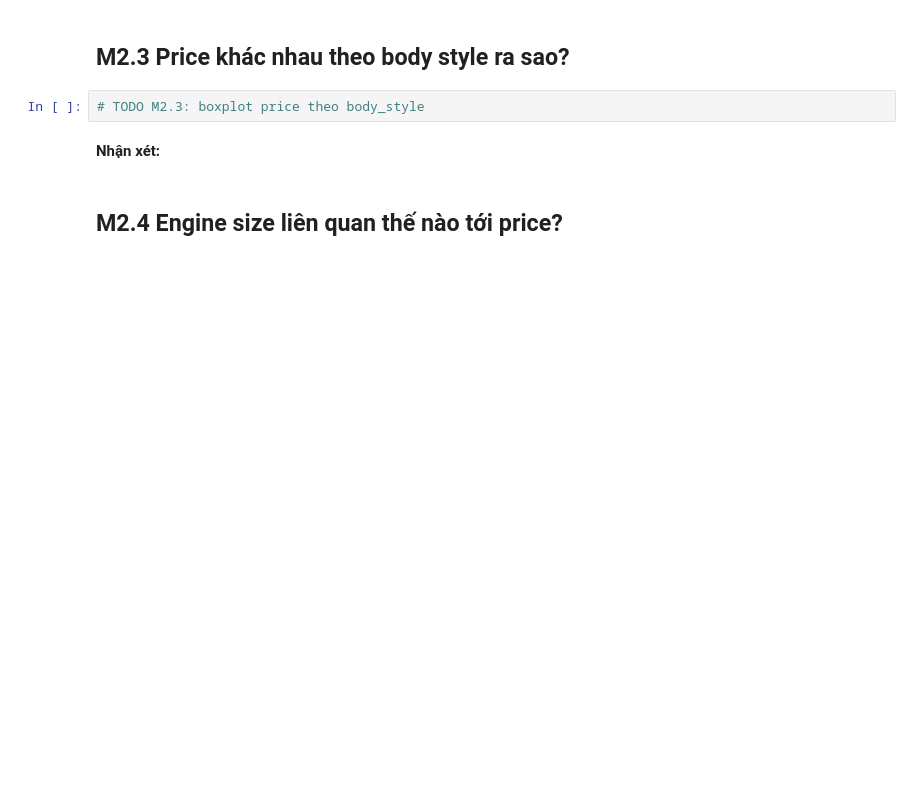
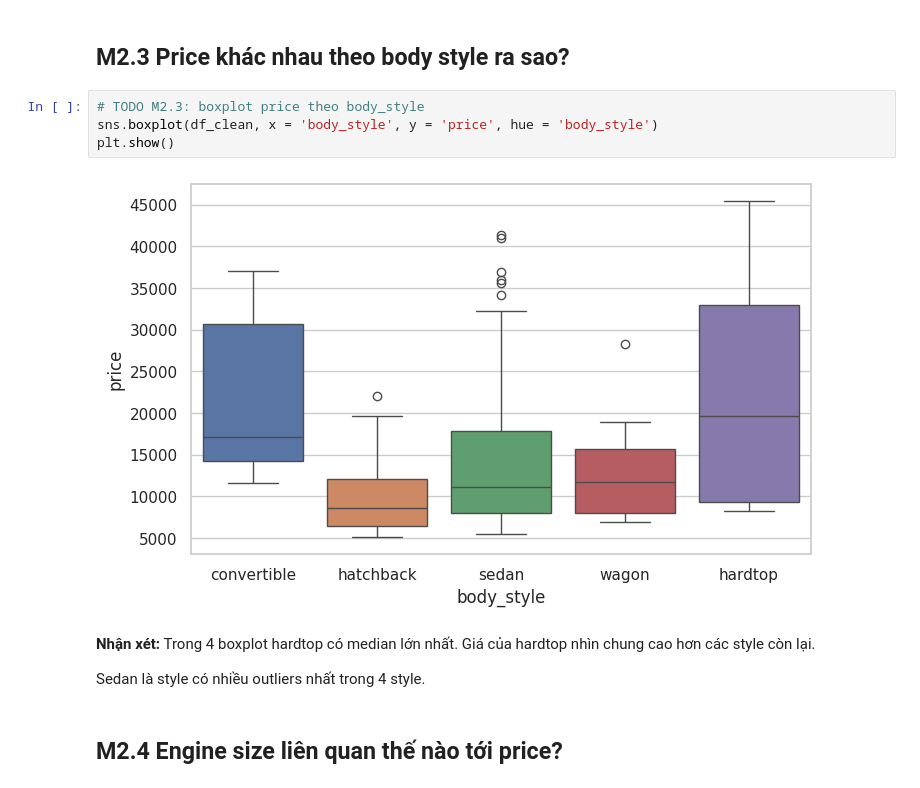
Before and after one commit to hanghithien/mliot-pyml-2026-hw, a Jupyter notebook: week02/numpy-pandas-eda-hw/numpy_pandas_eda_hw.ipynb, the cells around one changed output. Cells and saved outputs as stored; diff of their text form; blank space fills up the shorter version.

```diff
--- a/week02/numpy-pandas-eda-hw/numpy_pandas_eda_hw.ipynb
+++ b/week02/numpy-pandas-eda-hw/numpy_pandas_eda_hw.ipynb
@@ -417,8 +435,15 @@ Mỗi biểu đồ cần:
 ## M2.3 Price khác nhau theo body style ra sao?
 # %%
 # TODO M2.3: boxplot price theo body_style
+sns.boxplot(df_clean, x = 'body_style', y = 'price', hue = 'body_style')
+plt.show()
+# %% [output]
+[figure, added]
 # %% [markdown]
 **Nhận xét:** <!-- 1--2 câu -->
+Trong 4 boxplot hardtop có median lớn nhất. Giá của hardtop nhìn chung cao hơn các style còn lại.
+
+Sedan là style có nhiều outliers nhất trong 4 style.
 # %% [markdown]
 ## M2.4 Engine size liên quan thế nào tới price?
 # %%
```
Also changed, not shown: parts of 14 cells of this notebook.
